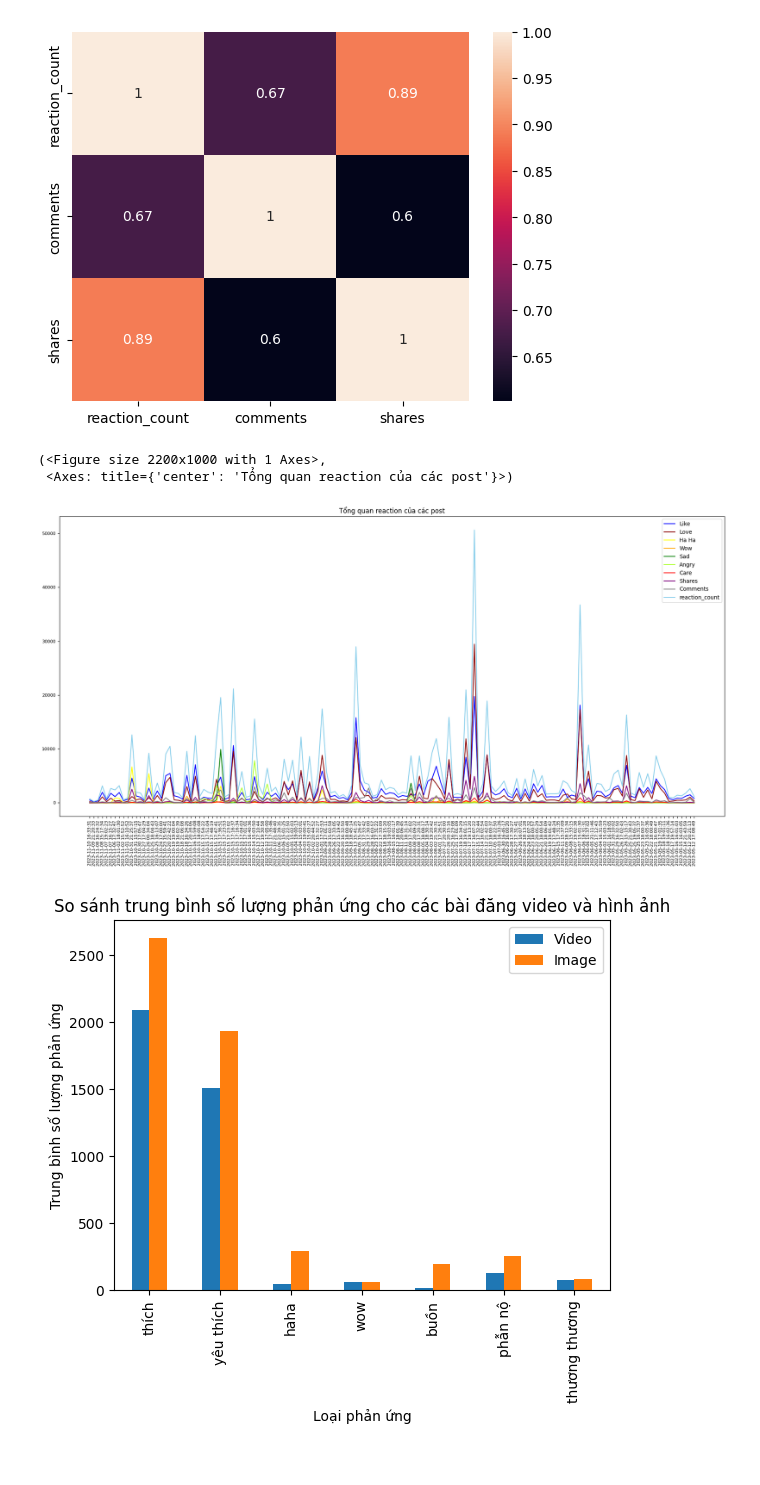
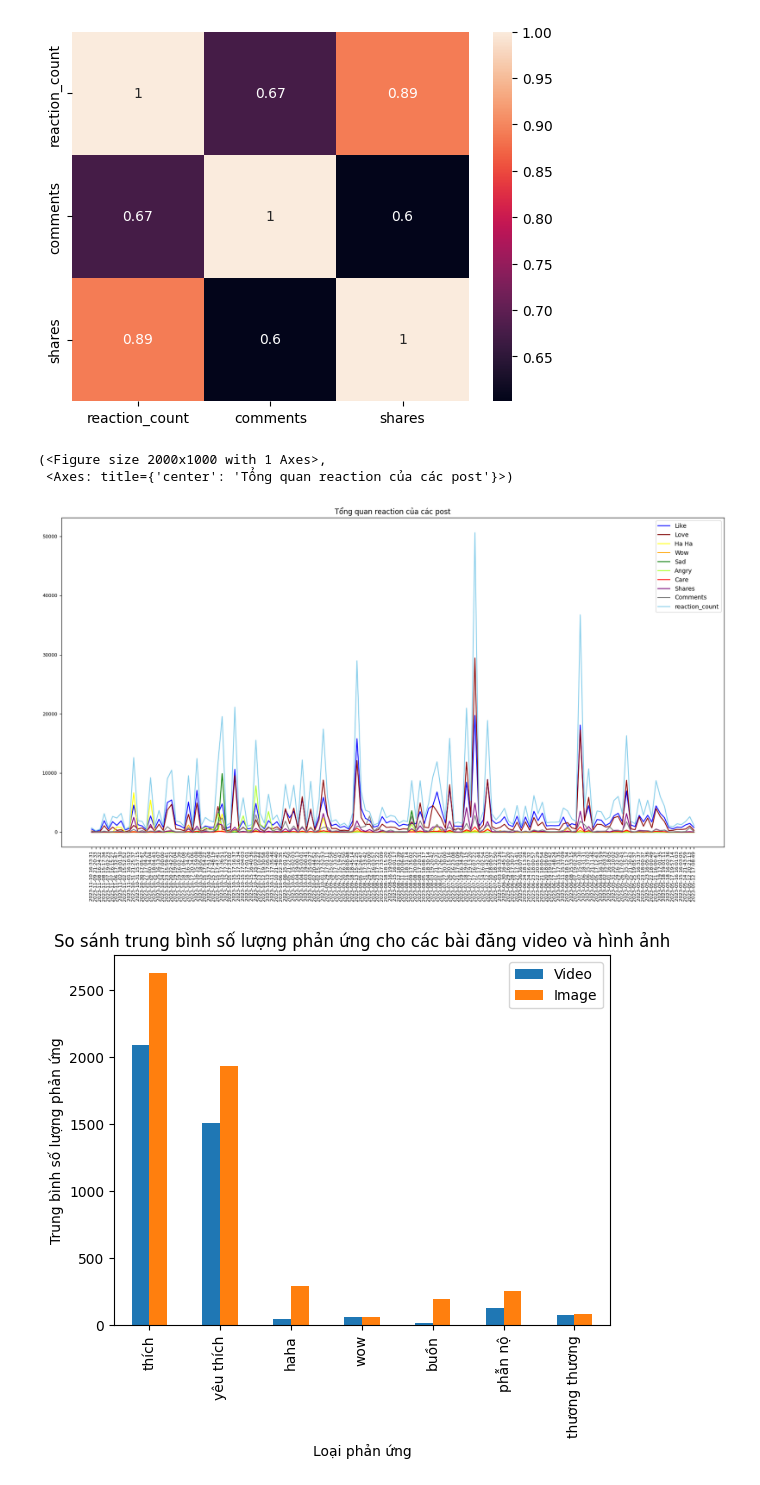
Before and after one commit to dphieu/final_project_python, a Jupyter notebook: Analyze_Data.ipynb, the cells around one changed output. Saved outputs shown, nothing was run; the diff lists cells and outputs as text; code cells hidden in the pictures.

```diff
--- a/Analyze_Data.ipynb
+++ b/Analyze_Data.ipynb
@@ -190,30 +190,30 @@ sns.heatmap(all_reactions[['reaction_count','comments','shares']].corr(), annot=
 <Axes: >
 [figure]
 # %%
-plot_ob = plt.subplots(figsize=(22, 10))
+plot_ob = plt.subplots(figsize=(20, 10))
 
 fig, ax = plot_ob
 
 ax.plot(all_reactions['time'], all_reactions['thích'], label = "Like", c='blue')
 ax.plot(all_reactions['time'], all_reactions['yêu thích'], label = "Love", c='darkred')
 ax.plot(all_reactions['time'], all_reactions['haha'], label = "Ha Ha", c='yellow')
 ax.plot(all_reactions['time'], all_reactions['wow'], label = "Wow", c='orange')
 ax.plot(all_reactions['time'], all_reactions['buồn'], label = "Sad", c='green')
 ax.plot(all_reactions['time'], all_reactions['phẫn nộ'], label = "Angry", c='greenyellow')
 ax.plot(all_reactions['time'], all_reactions['thương thương'], label = "Care", c='red')
 ax.plot(all_reactions['time'], all_reactions['shares'], label = "Shares", c='purple')
 ax.plot(all_reactions['time'], all_reactions['comments'], label = "Comments", c='gray')
 ax.plot(all_reactions['time'], all_reactions['reaction_count'], label = "reaction_count", c='skyblue')
 ax.set_xticklabels(all_reactions['time'], rotation=90)
 ax.tick_params(labelsize=8)
 plt.title('Tổng quan reaction của các post')
 plt.legend()
 
 plot_ob
 # %% [output]
-(<Figure size 2200x1000 with 1 Axes>,
+(<Figure size 2000x1000 with 1 Axes>,
  <Axes: title={'center': 'Tổng quan reaction của các post'}>)
-[figure, old version]
+[figure, new version]
 # %%
 video_df = all_reactions[all_reactions['video'] != 0]
 image_df = all_reactions[all_reactions['image'] != 0]
```
